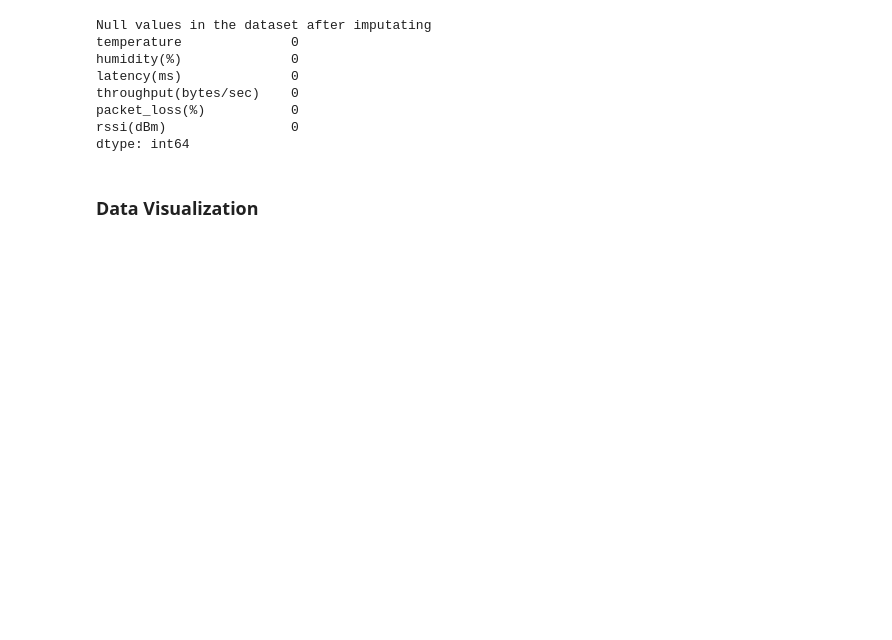
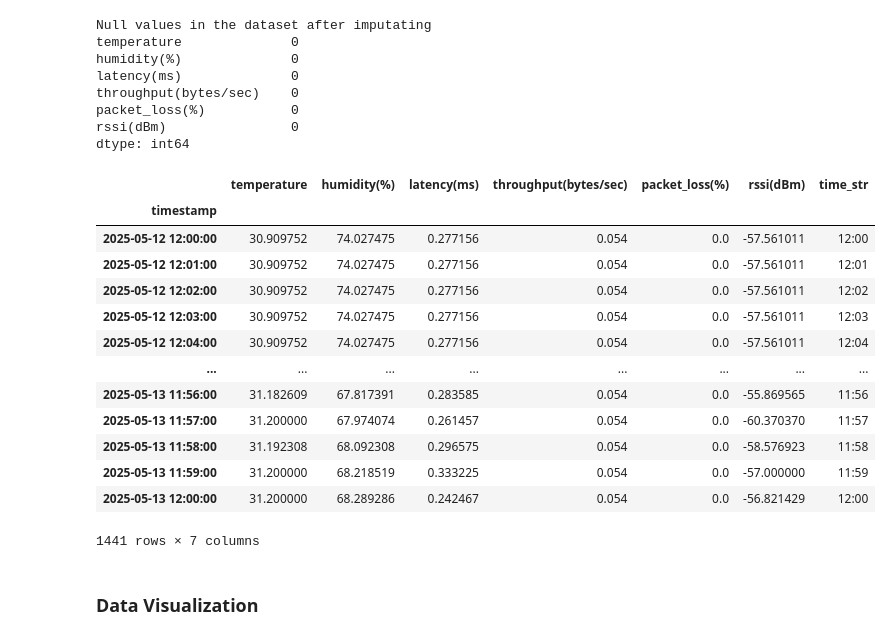
Before and after one commit to fadeldnswr/iot-traffic-forecasting, a Jupyter notebook: notebooks/esp32_1.ipynb, the cells around one changed output. Drawn from its saved outputs; the diff is of its cells as text; code cells hidden in the pictures; blank space fills up the shorter version.

```diff
--- a/notebooks/esp32_1.ipynb
+++ b/notebooks/esp32_1.ipynb
@@ -87,6 +87,22 @@ df_resampled.set_index("timestamp", inplace=True)
 # %%
 # Show the data in 24 Hours from 12:00:00 to 12:00:00
 df_day_one = df_resampled.loc["2025-05-12 12:00:00":"2025-05-13 12:00:00"]
+df_day_one
+# %% [output]
+|  | temperature | humidity(%) | latency(ms) | throughput(bytes/sec) | packet_loss(%) | rssi(dBm) | time_str |
+| timestamp |  |  |  |  |  |  |  |
+| 2025-05-12 12:00:00 | 30.909752 | 74.027475 | 0.277156 | 0.054 | 0.0 | -57.561011 | 12:00 |
+| 2025-05-12 12:01:00 | 30.909752 | 74.027475 | 0.277156 | 0.054 | 0.0 | -57.561011 | 12:01 |
+| 2025-05-12 12:02:00 | 30.909752 | 74.027475 | 0.277156 | 0.054 | 0.0 | -57.561011 | 12:02 |
+| 2025-05-12 12:03:00 | 30.909752 | 74.027475 | 0.277156 | 0.054 | 0.0 | -57.561011 | 12:03 |
+| 2025-05-12 12:04:00 | 30.909752 | 74.027475 | 0.277156 | 0.054 | 0.0 | -57.561011 | 12:04 |
+| ... | ... | ... | ... | ... | ... | ... | ... |
+| 2025-05-13 11:56:00 | 31.182609 | 67.817391 | 0.283585 | 0.054 | 0.0 | -55.869565 | 11:56 |
+| 2025-05-13 11:57:00 | 31.200000 | 67.974074 | 0.261457 | 0.054 | 0.0 | -60.370370 | 11:57 |
+| 2025-05-13 11:58:00 | 31.192308 | 68.092308 | 0.296575 | 0.054 | 0.0 | -58.576923 | 11:58 |
+| 2025-05-13 11:59:00 | 31.200000 | 68.218519 | 0.333225 | 0.054 | 0.0 | -57.000000 | 11:59 |
+| 2025-05-13 12:00:00 | 31.200000 | 68.289286 | 0.242467 | 0.054 | 0.0 | -56.821429 | 12:00 |
+1441 rows × 7 columns
 # %% [markdown]
 ### Data Visualization
 # %%
```
Also changed, not shown: parts of 1 cell of this notebook, 1 other file.
